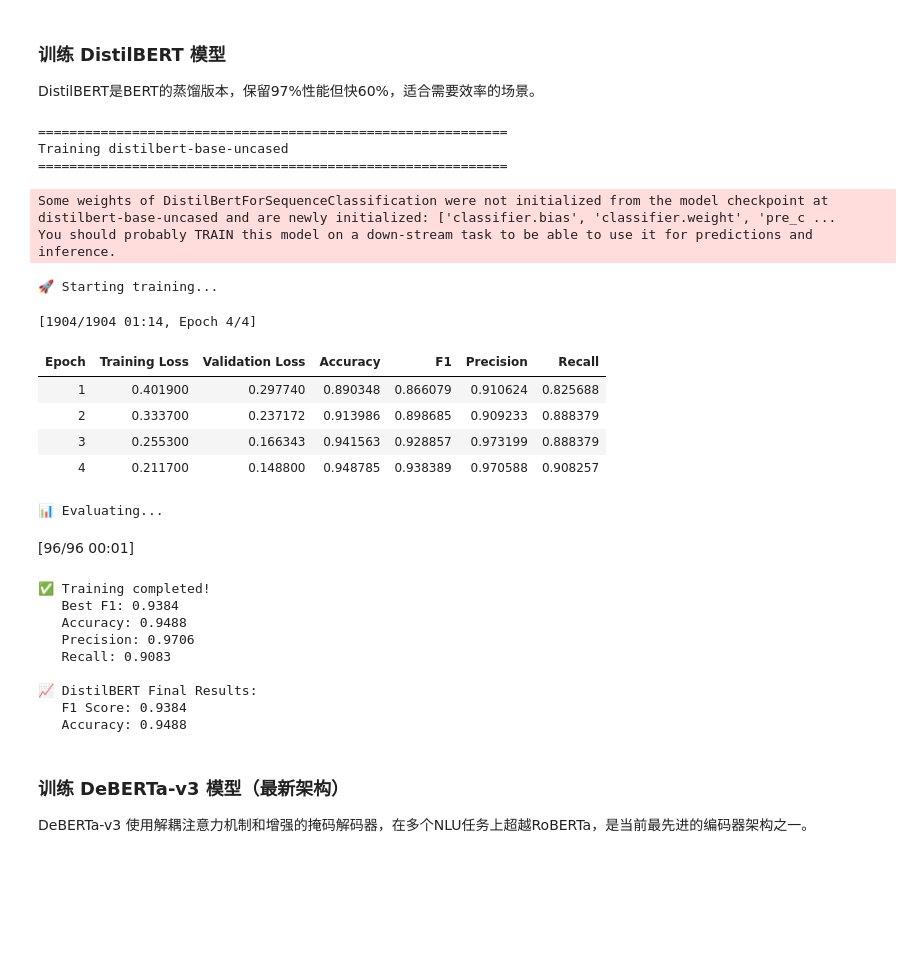
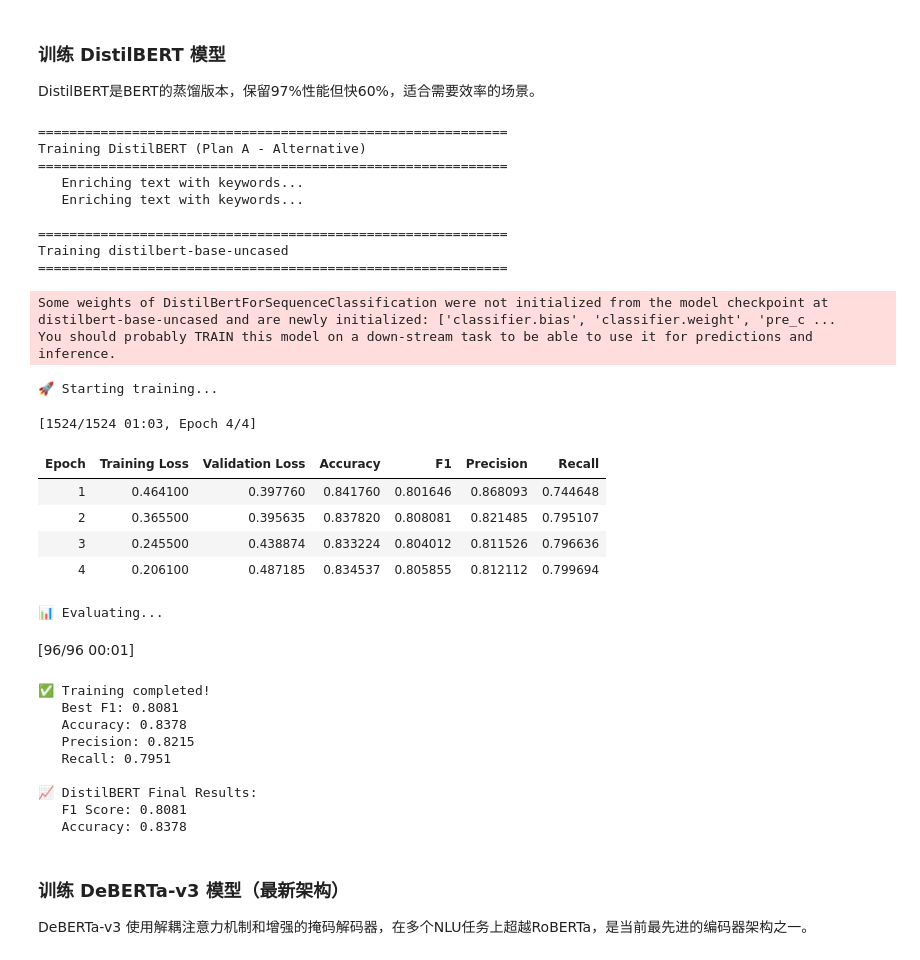
Before and after one commit to RockDeng110/Natural-Language-Processing-with-Disaster-Tweets, a Jupyter notebook: notebooks/00_complete_workflow_simple.ipynb, the cells around one changed output. Cells and saved outputs as stored; diff of their text form; code cells hidden in the pictures; blank space fills up the shorter version.

```diff
--- a/notebooks/00_complete_workflow_simple.ipynb
+++ b/notebooks/00_complete_workflow_simple.ipynb
@@ -2172,48 +2460,83 @@ You should probably TRAIN this model on a down-stream task to be able to use it
 DistilBERT是BERT的蒸馏版本，保留97%性能但快60%，适合需要效率的场景。
 # %%
 # 训练 DistilBERT
+from datasets import Dataset
+
+print("=" * 60)
+print("Training DistilBERT (Plan A - Alternative)")
+print("=" * 60)
+
+# Helper to ensure text is enriched (if not already defined)
+if 'ensure_enriched' not in locals():
+    def ensure_enriched(df):
+        df = df.copy()
+        if 'text_enriched' not in df.columns:
+            df['keyword'] = df['keyword'].fillna('')
+            df['text_enriched'] = df.apply(lambda x: f"{x['keyword']} : {x['text']}" if x['keyword'] else x['text'], axis=1)
+        return df
+
+# Prepare HF Datasets
+train_df_enrich = ensure_enriched(train_data)
+val_df_enrich = ensure_enriched(val_data)
+
+hf_train_dataset = Dataset.from_dict({
+    'text': train_df_enrich['text_enriched'].tolist(),
+    'label': train_df_enrich['target'].tolist()
+})
+
+hf_val_dataset = Dataset.from_dict({
+    'text': val_df_enrich['text_enriched'].tolist(),
+    'label': val_df_enrich['target'].tolist()
+})
+
 distilbert_trainer, distilbert_results = train_transformer_model(
     model_name='distilbert-base-uncased',
     output_dir='./models/distilbert_disaster',
-    train_dataset=train_dataset,
-    val_dataset=val_dataset,
+    train_dataset=hf_train_dataset,
+    val_dataset=hf_val_dataset,
     num_epochs=4,
     batch_size=16
 )
 
 # 保存最终结果
 distilbert_f1 = distilbert_results['eval_f1']
 distilbert_acc = distilbert_results['eval_accuracy']
 distilbert_precision = distilbert_results['eval_precision']
 distilbert_recall = distilbert_results['eval_recall']
 
 print(f"\n📈 DistilBERT Final Results:")
 print(f"   F1 Score: {distilbert_f1:.4f}")
 print(f"   Accuracy: {distilbert_acc:.4f}")
 # %% [output]
+============================================================
+Training DistilBERT (Plan A - Alternative)
+============================================================
+   Enriching text with keywords...
+   Enriching text with keywords...
+
 ============================================================
 Training distilbert-base-uncased
 ============================================================
 Some weights of DistilBertForSequenceClassification were not initialized from the model checkpoint at distilbert-base-uncased and are newly initialized: ['classifier.bias', 'classifier.weight', 'pre_c ...
 You should probably TRAIN this model on a down-stream task to be able to use it for predictions and inference.
 🚀 Starting training...
-[1904/1904 01:14, Epoch 4/4]
+[1524/1524 01:03, Epoch 4/4]
 | Epoch | Training Loss | Validation Loss | Accuracy | F1 | Precision | Recall |
-| 1 | 0.401900 | 0.297740 | 0.890348 | 0.866079 | 0.910624 | 0.825688 |
-| 2 | 0.333700 | 0.237172 | 0.913986 | 0.898685 | 0.909233 | 0.888379 |
-| 3 | 0.255300 | 0.166343 | 0.941563 | 0.928857 | 0.973199 | 0.888379 |
-| 4 | 0.211700 | 0.148800 | 0.948785 | 0.938389 | 0.970588 | 0.908257 |
+| 1 | 0.464100 | 0.397760 | 0.841760 | 0.801646 | 0.868093 | 0.744648 |
+| 2 | 0.365500 | 0.395635 | 0.837820 | 0.808081 | 0.821485 | 0.795107 |
+| 3 | 0.245500 | 0.438874 | 0.833224 | 0.804012 | 0.811526 | 0.796636 |
+| 4 | 0.206100 | 0.487185 | 0.834537 | 0.805855 | 0.812112 | 0.799694 |
 📊 Evaluating...
 [96/96 00:01]
 ✅ Training completed!
-   Best F1: 0.9384
-   Accuracy: 0.9488
-   Precision: 0.9706
-   Recall: 0.9083
+   Best F1: 0.8081
+   Accuracy: 0.8378
+   Precision: 0.8215
+   Recall: 0.7951
 
 📈 DistilBERT Final Results:
-   F1 Score: 0.9384
-   Accuracy: 0.9488
+   F1 Score: 0.8081
+   Accuracy: 0.8378
 # %% [markdown]
 ### 训练 DeBERTa-v3 模型（最新架构）
 
```
Also changed, not shown: parts of 12 cells of this notebook.
